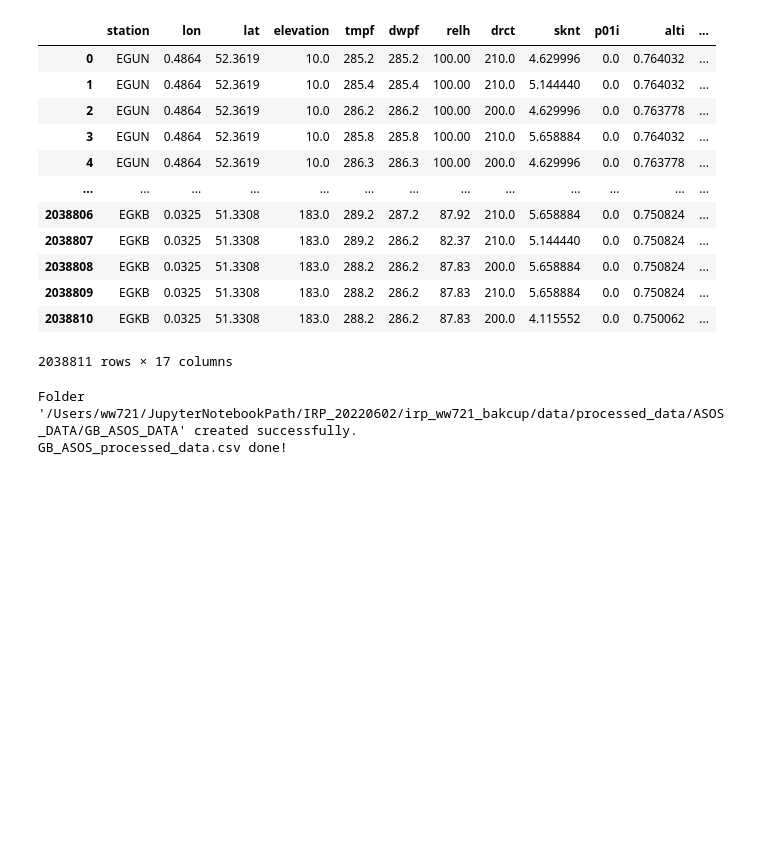
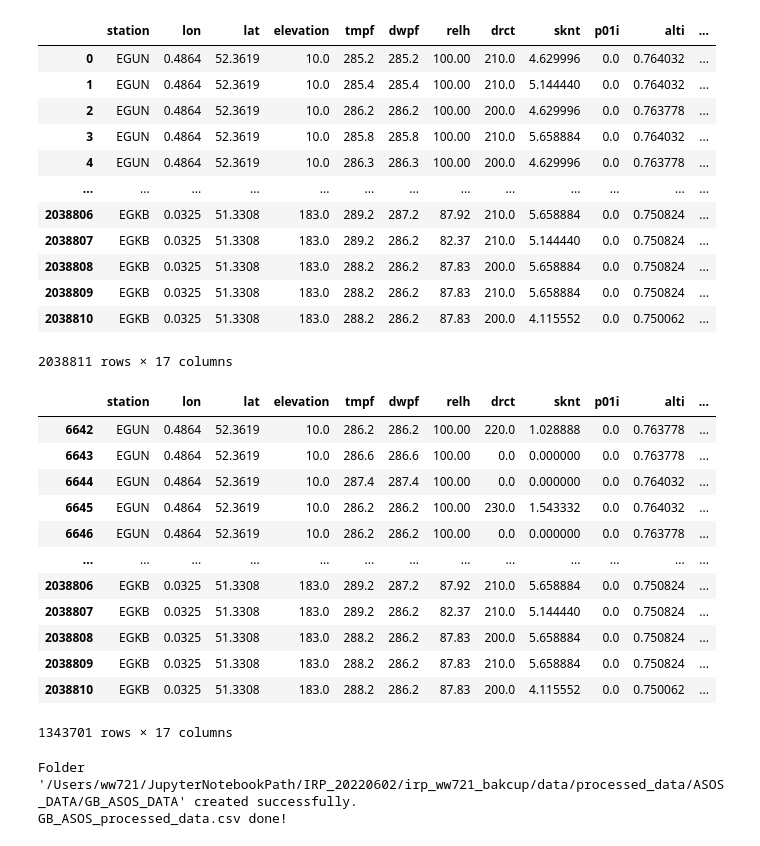
Before and after one commit to acse-ww721/DA_ML_ERA5_ASOS_Weather_Forecasting_UK, a Jupyter notebook: src/preprocessing/test_data_asos_preprocessing.ipynb, the cells around one changed output. Drawn from its saved outputs; the diff is of its cells as text; code cells hidden in the pictures; blank space fills up the shorter version.

Commit message:
fix merge bugs and record asos process

```diff
--- a/src/preprocessing/test_data_asos_preprocessing.ipynb
+++ b/src/preprocessing/test_data_asos_preprocessing.ipynb
@@ -154,2 +163,22 @@ processed_df
+# %%
+start_date = pd.Timestamp("2022-08-01")
+end_date = pd.Timestamp("2023-08-01")
+processed_df_2 = time_utils.time_select(processed_df, "date", start_date, end_date)
+# %%
+processed_df_2
+# %% [output]
+|  | station | lon | lat | elevation | tmpf | dwpf | relh | drct | sknt | p01i | alti | ... |
+| 6642 | EGUN | 0.4864 | 52.3619 | 10.0 | 286.2 | 286.2 | 100.00 | 220.0 | 1.028888 | 0.0 | 0.763778 | ... |
+| 6643 | EGUN | 0.4864 | 52.3619 | 10.0 | 286.6 | 286.6 | 100.00 | 0.0 | 0.000000 | 0.0 | 0.763778 | ... |
+| 6644 | EGUN | 0.4864 | 52.3619 | 10.0 | 287.4 | 287.4 | 100.00 | 0.0 | 0.000000 | 0.0 | 0.764032 | ... |
+| 6645 | EGUN | 0.4864 | 52.3619 | 10.0 | 286.2 | 286.2 | 100.00 | 230.0 | 1.543332 | 0.0 | 0.764032 | ... |
+| 6646 | EGUN | 0.4864 | 52.3619 | 10.0 | 286.2 | 286.2 | 100.00 | 0.0 | 0.000000 | 0.0 | 0.763778 | ... |
+| ... | ... | ... | ... | ... | ... | ... | ... | ... | ... | ... | ... | ... |
+| 2038806 | EGKB | 0.0325 | 51.3308 | 183.0 | 289.2 | 287.2 | 87.92 | 210.0 | 5.658884 | 0.0 | 0.750824 | ... |
+| 2038807 | EGKB | 0.0325 | 51.3308 | 183.0 | 289.2 | 286.2 | 82.37 | 210.0 | 5.144440 | 0.0 | 0.750824 | ... |
+| 2038808 | EGKB | 0.0325 | 51.3308 | 183.0 | 288.2 | 286.2 | 87.83 | 200.0 | 5.658884 | 0.0 | 0.750824 | ... |
+| 2038809 | EGKB | 0.0325 | 51.3308 | 183.0 | 288.2 | 286.2 | 87.83 | 210.0 | 5.658884 | 0.0 | 0.750824 | ... |
+| 2038810 | EGKB | 0.0325 | 51.3308 | 183.0 | 288.2 | 286.2 | 87.83 | 200.0 | 4.115552 | 0.0 | 0.750062 | ... |
+1343701 rows × 17 columns
 # %%
 save_asos_processed_data(
```
Also changed, not shown: parts of 6 cells of this notebook, 3 other files.
